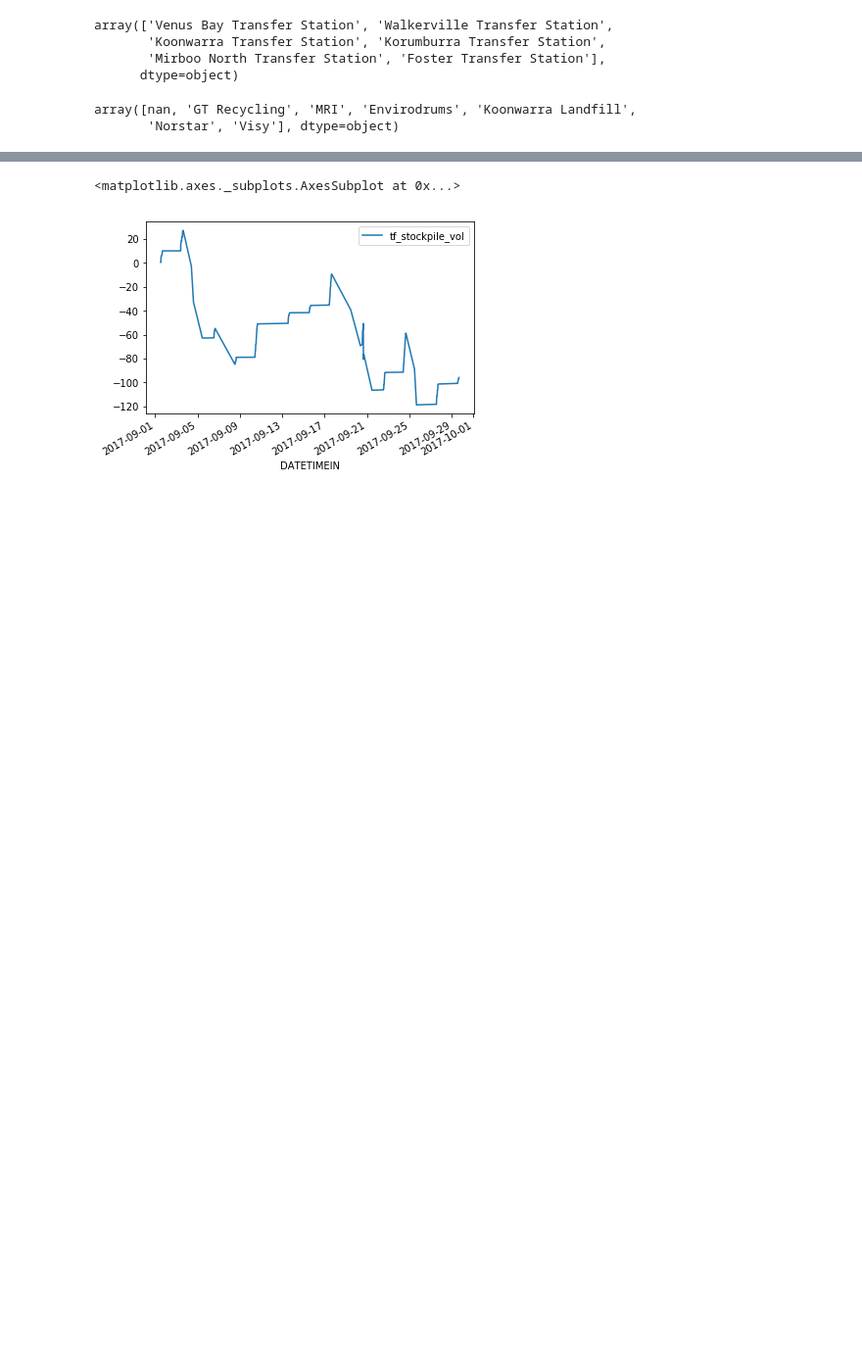
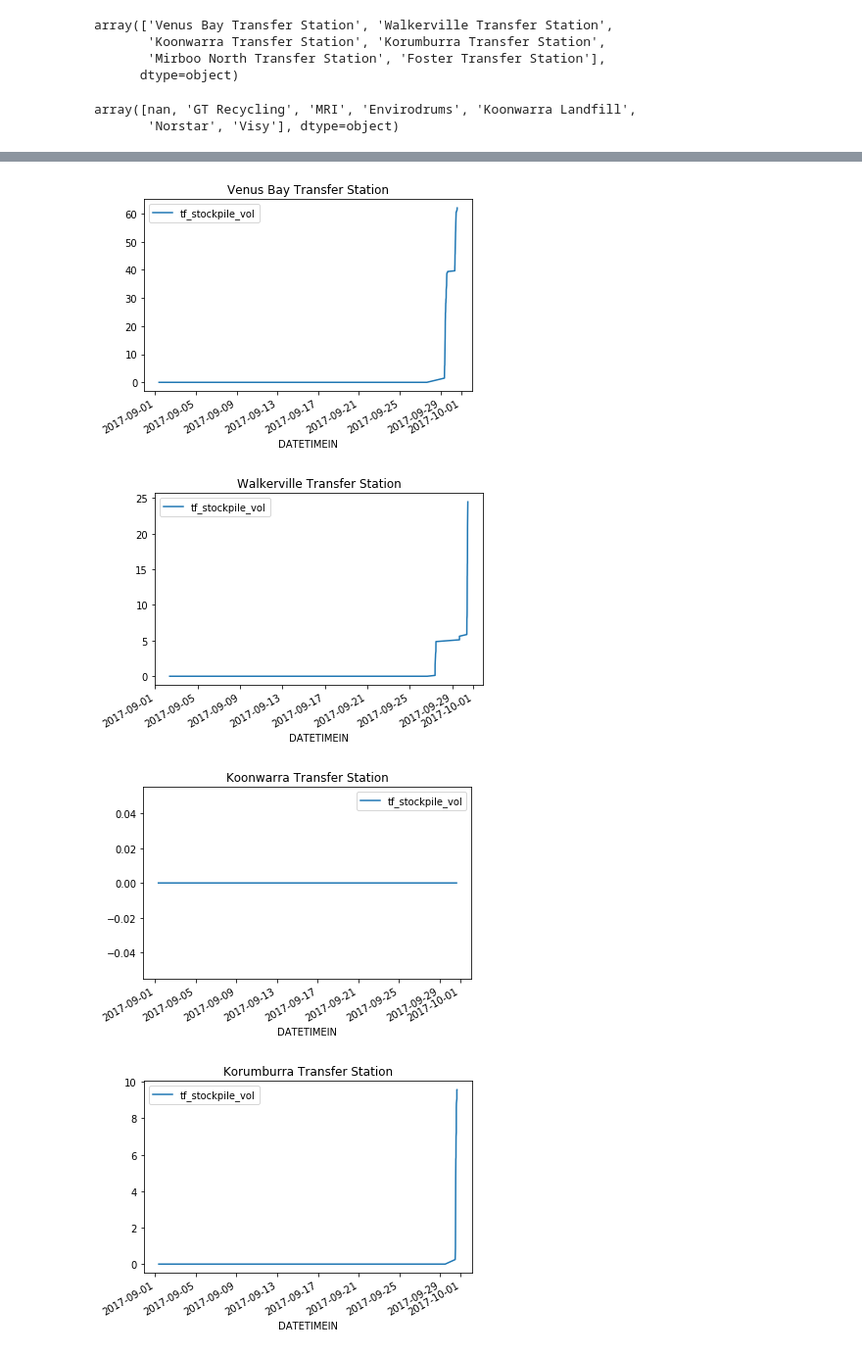
Before and after one commit to vikrant4/sv_vis, a Jupyter notebook: stockpile.ipynb, the cells around one changed output, grey strips where cells are left out. Shown: that part at 98% size. Saved outputs shown, nothing was run; the diff lists cells and outputs as text; code cells hidden in the pictures; blank space fills up the shorter version.

```diff
--- a/stockpile.ipynb
+++ b/stockpile.ipynb
@@ -15,6 +15,8 @@ Index(['DBNO', 'TRANSNO', 'Facility NAME', 'DATETIMEIN', 'WEIGHTNETT',
        'Disposal Facility', 'tf_stockpile_vol', 'df_stockpile_vol',
        'tf_stockpile_wt', 'df_stockpile_wt'],
       dtype='object')
+# %%
+transaction = transaction.drop(columns=['tf_stockpile_vol', 'df_stockpile_vol','tf_stockpile_wt', 'df_stockpile_wt'])
 # %%
 transaction['Facility NAME'].unique()
 # %% [output]
@@ -93,7 +80,11 @@ transaction.sort_values(by=['DATETIMEIN']).head()
 | 3402 | 4 | 33285 | Korumburra Transfer Station | 2017-09-01 08:50:06 | 0.0 | Mixed Recyclables | 42a) 0.25 Mixed Recycles | IN | ... |
 | 2197 | 3 | 58884 | Koonwarra Transfer Station | 2017-09-01 08:57:44 | 0.0 | Steel | 41) 1m STEEL | IN | ... |
 # %%
-transaction.loc[transaction['Facility NAME'] == 'Mirboo North Transfer Station'].plot(x='DATETIMEIN', y='tf_stockpile_vol')
+for facility in transaction['Facility NAME'].unique():
+    transaction.loc[transaction['Facility NAME'] == facility].plot(x='DATETIMEIN', y='tf_stockpile_vol', title=facility)
+    plt.savefig(facility + '_last_stockpile.png')
 # %% [output]
-<matplotlib.axes._subplots.AxesSubplot at 0x...>
-[figure, old version]
+[figure, new version]
+[figure, added]
+[figure, added]
+[figure, added]
```
Also changed, not shown: parts of 7 cells of this notebook, 6 other files.
